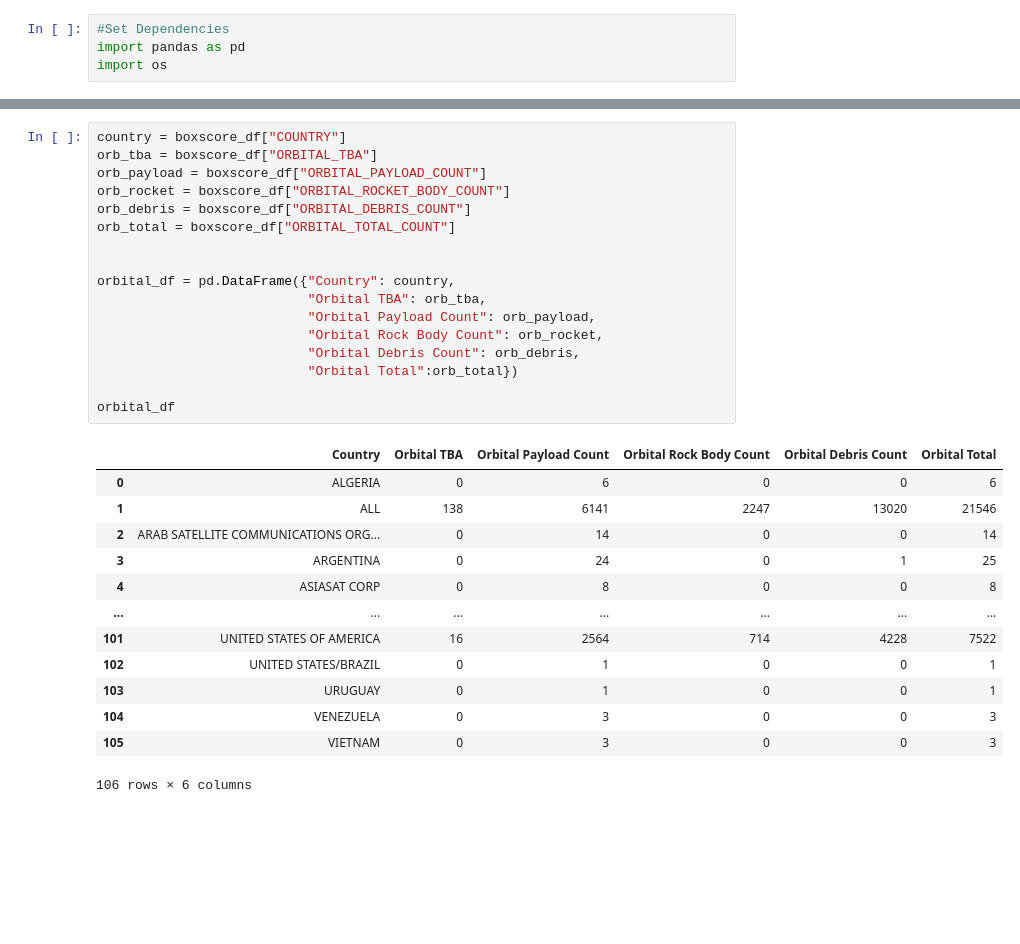
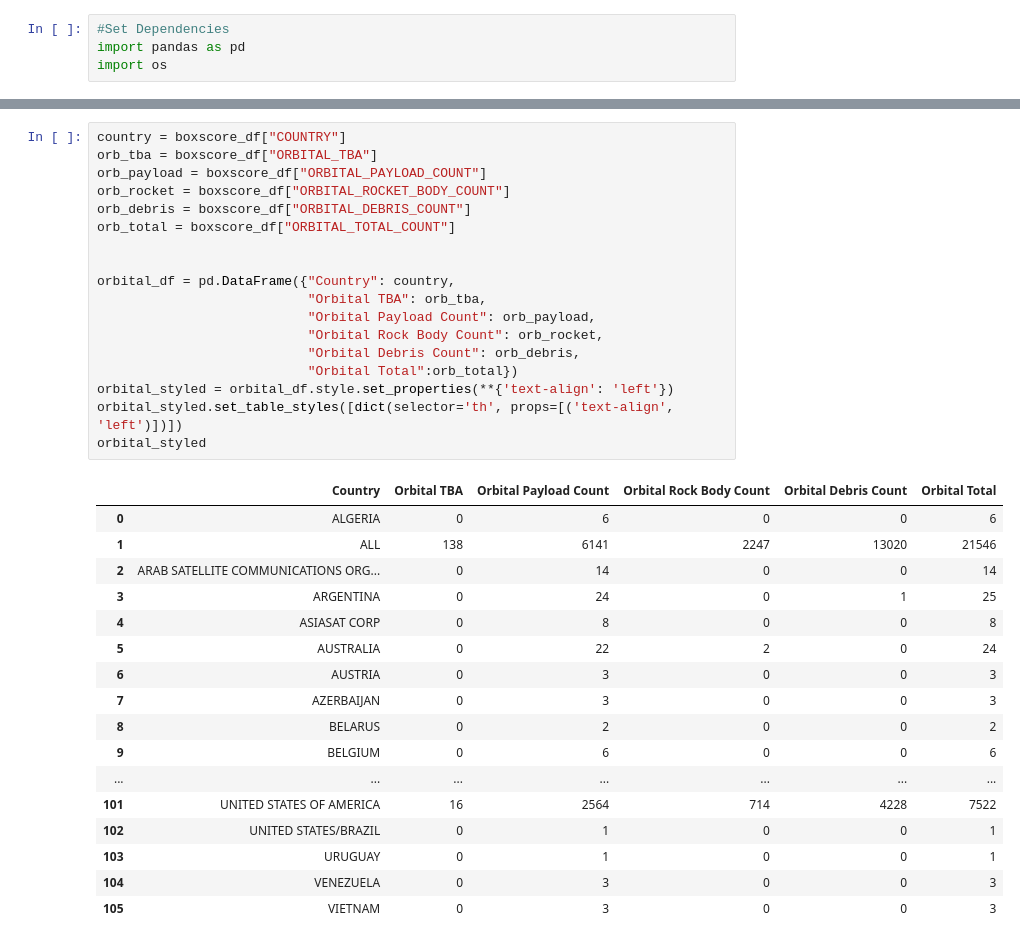
Before and after one commit to doublealogic/armageddon-neo-objects-space-junk, a Jupyter notebook: Data_Retrieval/space_track.ipynb, the cells around one changed output, grey strips where cells are left out. Drawn from its saved outputs; the diff is of its cells as text; blank space fills up the shorter version.

Commit message:
styled df

```diff
--- a/Data_Retrieval/space_track.ipynb
+++ b/Data_Retrieval/space_track.ipynb
@@ -20,31 +20,36 @@ boxscore_df.head()
 # %%
 country = boxscore_df["COUNTRY"]
 orb_tba = boxscore_df["ORBITAL_TBA"]
 orb_payload = boxscore_df["ORBITAL_PAYLOAD_COUNT"]
 orb_rocket = boxscore_df["ORBITAL_ROCKET_BODY_COUNT"]
 orb_debris = boxscore_df["ORBITAL_DEBRIS_COUNT"]
 orb_total = boxscore_df["ORBITAL_TOTAL_COUNT"]
 
 
 orbital_df = pd.DataFrame({"Country": country,
                            "Orbital TBA": orb_tba,
                            "Orbital Payload Count": orb_payload,
                            "Orbital Rock Body Count": orb_rocket,
                            "Orbital Debris Count": orb_debris,
                            "Orbital Total":orb_total})
-
-orbital_df
+orbital_styled = orbital_df.style.set_properties(**{'text-align': 'left'})
+orbital_styled.set_table_styles([dict(selector='th', props=[('text-align', 'left')])])
+orbital_styled
 # %% [output]
 |  | Country | Orbital TBA | Orbital Payload Count | Orbital Rock Body Count | Orbital Debris Count | Orbital Total |
 | 0 | ALGERIA | 0 | 6 | 0 | 0 | 6 |
 | 1 | ALL | 138 | 6141 | 2247 | 13020 | 21546 |
 | 2 | ARAB SATELLITE COMMUNICATIONS ORG... | 0 | 14 | 0 | 0 | 14 |
 | 3 | ARGENTINA | 0 | 24 | 0 | 1 | 25 |
 | 4 | ASIASAT CORP | 0 | 8 | 0 | 0 | 8 |
+| 5 | AUSTRALIA | 0 | 22 | 2 | 0 | 24 |
+| 6 | AUSTRIA | 0 | 3 | 0 | 0 | 3 |
+| 7 | AZERBAIJAN | 0 | 3 | 0 | 0 | 3 |
+| 8 | BELARUS | 0 | 2 | 0 | 0 | 2 |
+| 9 | BELGIUM | 0 | 6 | 0 | 0 | 6 |
 | ... | ... | ... | ... | ... | ... | ... |
 | 101 | UNITED STATES OF AMERICA | 16 | 2564 | 714 | 4228 | 7522 |
 | 102 | UNITED STATES/BRAZIL | 0 | 1 | 0 | 0 | 1 |
 | 103 | URUGUAY | 0 | 1 | 0 | 0 | 1 |
 | 104 | VENEZUELA | 0 | 3 | 0 | 0 | 3 |
 | 105 | VIETNAM | 0 | 3 | 0 | 0 | 3 |
-106 rows × 6 columns
```
